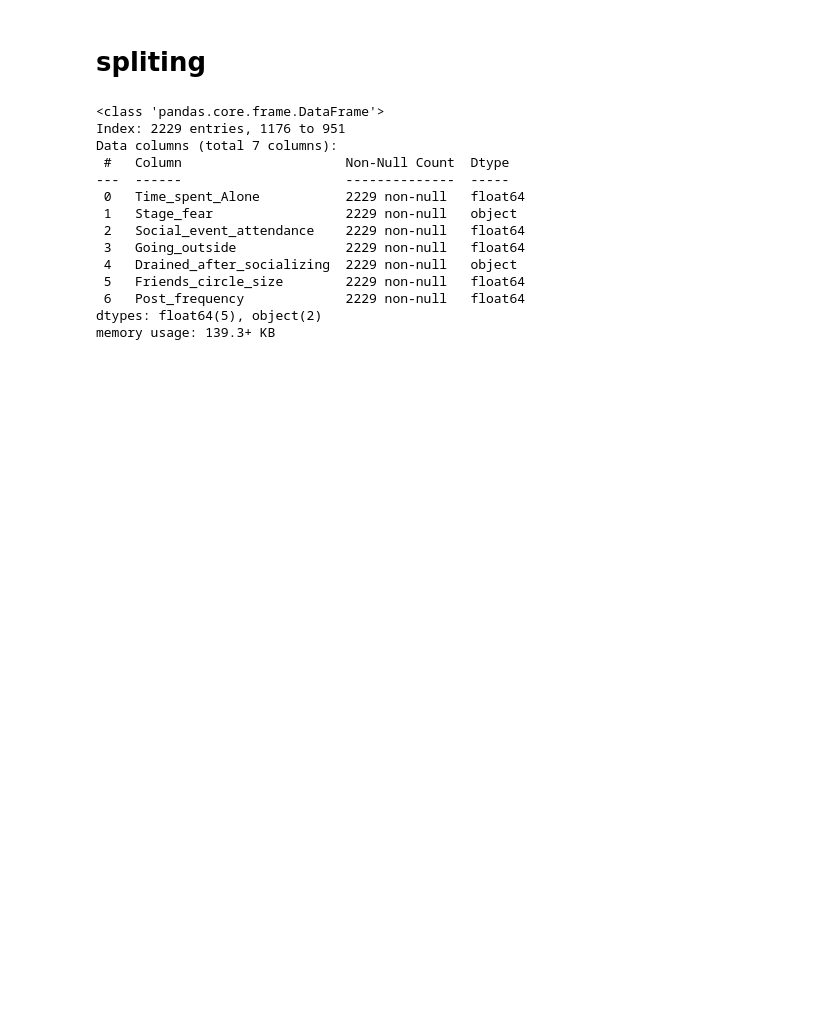
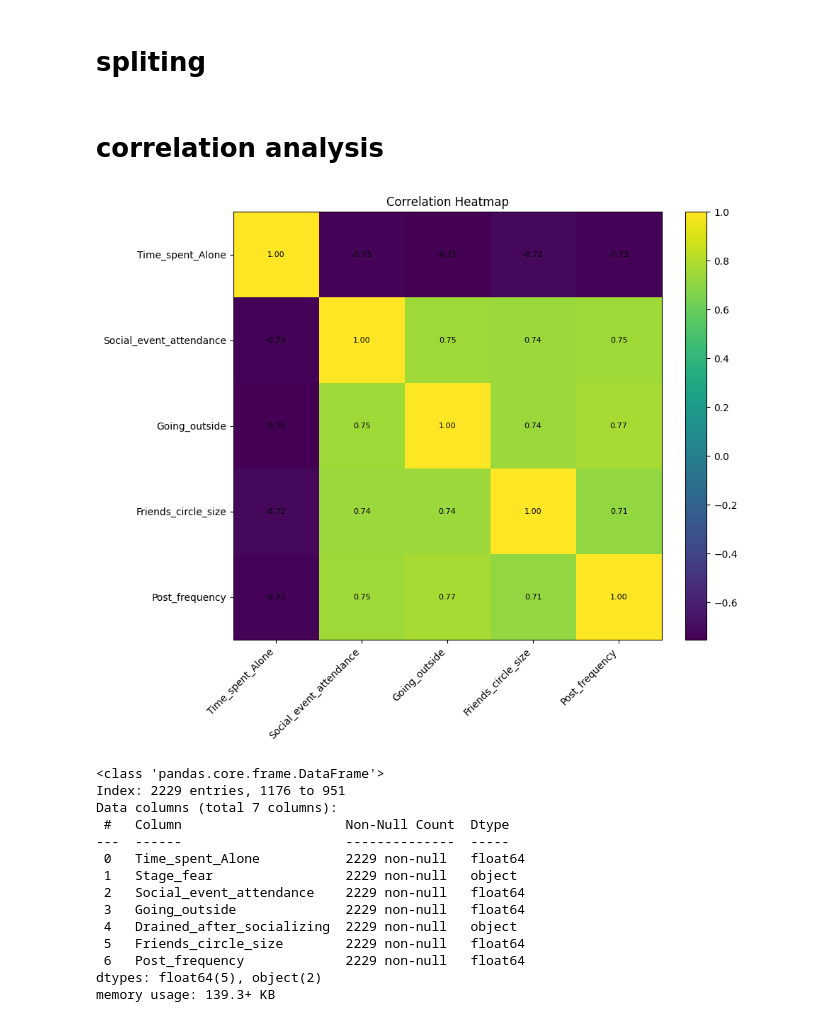
Before and after one commit to Ezzeldin12/personailty_project1, a Jupyter notebook: project.ipynb, the cells around one changed output. Cells and saved outputs as stored; diff of their text form; code cells hidden in the pictures; blank space fills up the shorter version.

```diff
--- a/project.ipynb
+++ b/project.ipynb
@@ -196,6 +196,27 @@ from sklearn.model_selection import train_test_split
 # %%
 x=df.drop("Personality",axis=1)
 y=df["Personality"]
+# %% [markdown]
+# correlation analysis
+# %%
+num_df = df.select_dtypes(include=[np.number])
+corr = num_df.corr()
+
+fig, ax = plt.subplots(figsize=(10, 8))
+im = ax.imshow(corr.values)
+ax.set_xticks(range(len(corr.columns)))
+ax.set_yticks(range(len(corr.columns)))
+ax.set_xticklabels(corr.columns, rotation=45, ha="right")
+ax.set_yticklabels(corr.columns)
+plt.colorbar(im, ax=ax, fraction=0.046, pad=0.04)
+for i in range(corr.shape[0]):
+    for j in range(corr.shape[1]):
+        ax.text(j, i, f"{corr.values[i, j]:.2f}", va="center", ha="center", fontsize=8)
+ax.set_title("Correlation Heatmap")
+plt.tight_layout()
+plt.show()
+# %% [output]
+[figure, added]
 # %%
 x_train,x_temp,y_train,y_temp=train_test_split(x,y,test_size=0.10,random_state=42)
 x_test,x_val,y_test,y_val=train_test_split(x_temp,y_temp,test_size=0.50,random_state=42)
```
